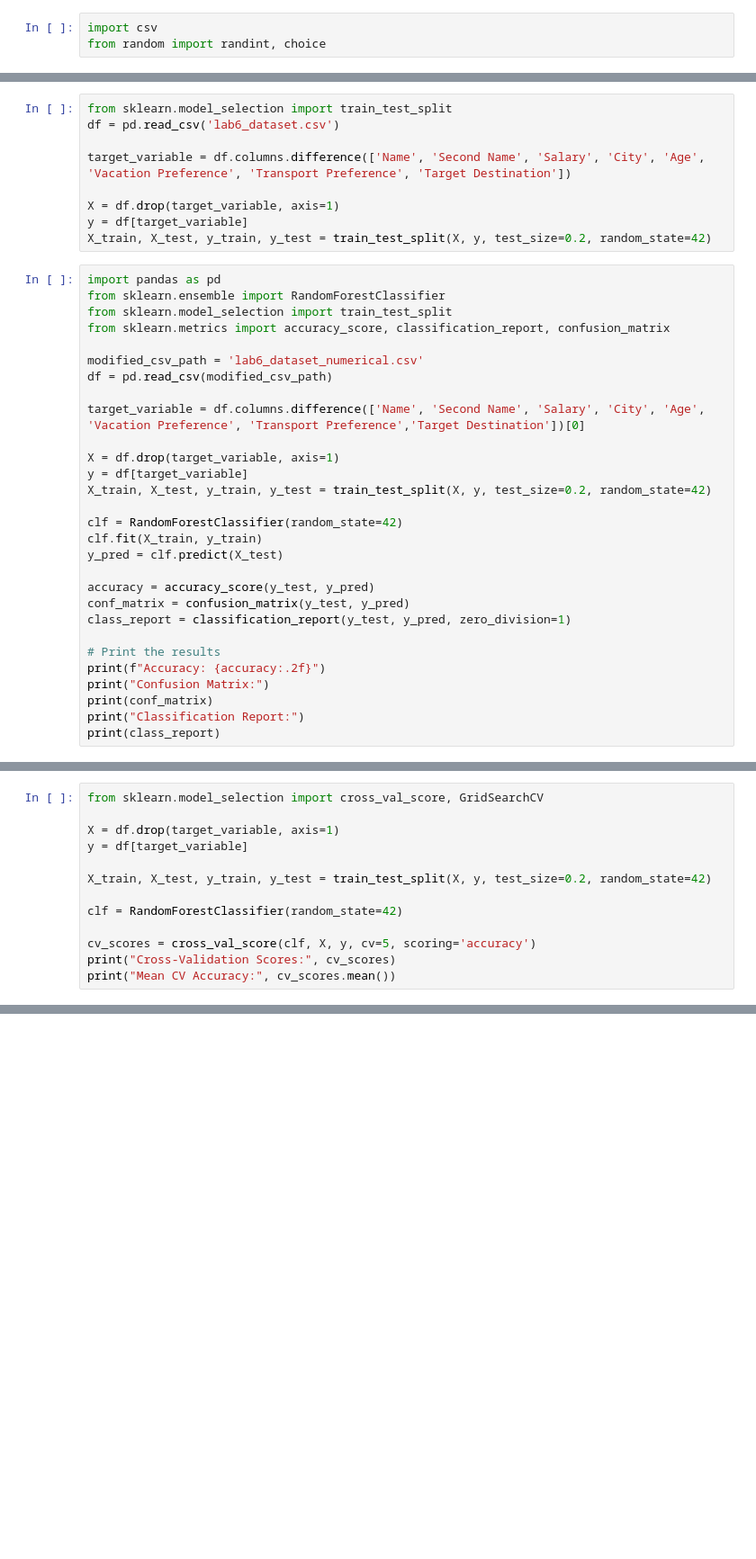
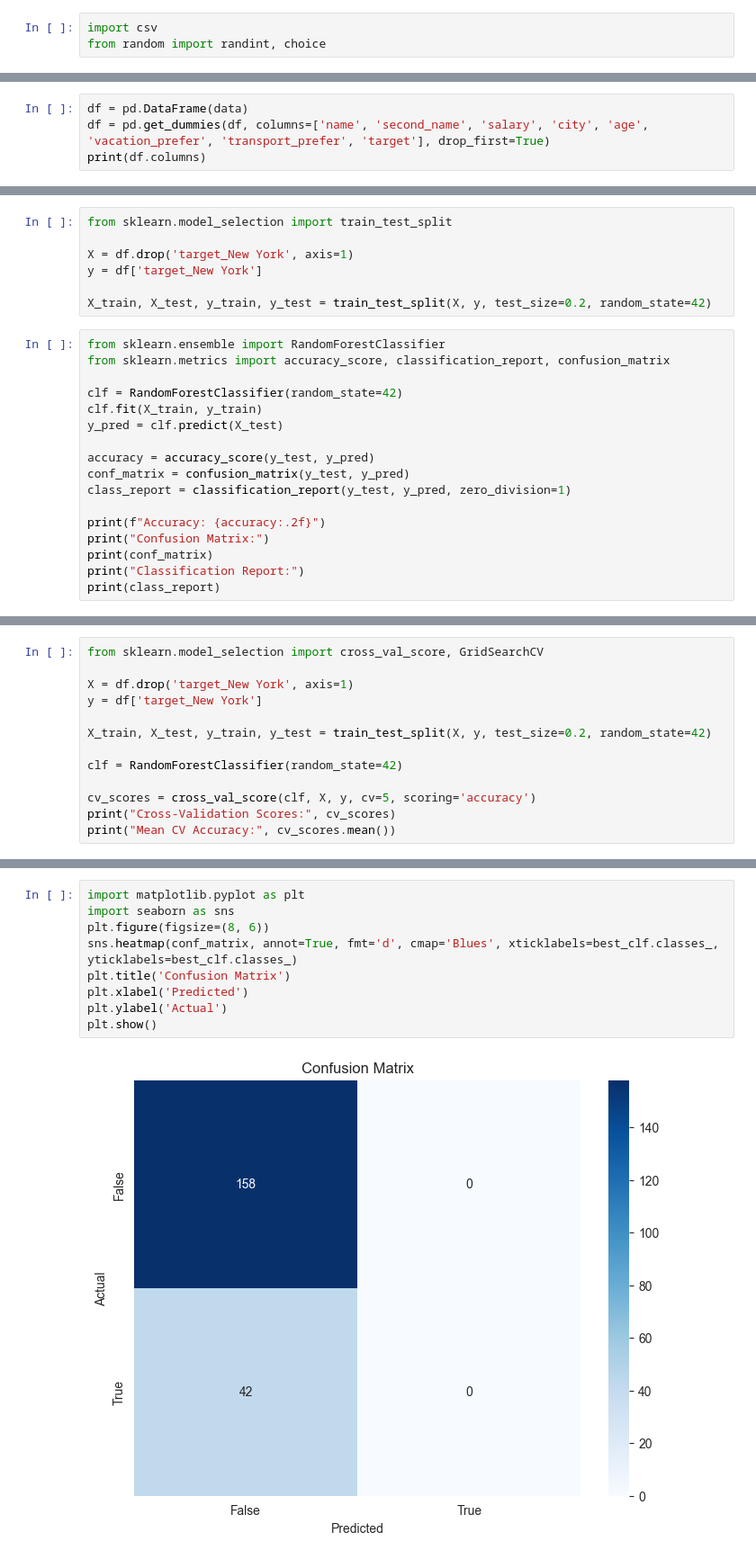
Before and after one commit to Azilya1112/BigData, a Jupyter notebook: lab6/lab6_2.ipynb, the cells around one changed output, grey strips where cells are left out. Shown at 90% size. Cells and saved outputs as stored; diff of their text form; blank space fills up the shorter version.

```diff
--- a/lab6/lab6_2.ipynb
+++ b/lab6/lab6_2.ipynb
@@ -45,0 +43,4 @@ Modified CSV file 'lab6_dataset_numerical.csv' has been generated with numerical
+# %%
+df = pd.DataFrame(data)
+df = pd.get_dummies(df, columns=['name', 'second_name', 'salary', 'city', 'age', 'vacation_prefer', 'transport_prefer', 'target'], drop_first=True)
+print(df.columns)
@@ -46,26 +57,13 @@ Modified CSV file 'lab6_dataset_numerical.csv' has been generated with numerical
 # %%
 from sklearn.model_selection import train_test_split
-df = pd.read_csv('lab6_dataset.csv')
 
-target_variable = df.columns.difference(['Name', 'Second Name', 'Salary', 'City', 'Age', 'Vacation Preference', 'Transport Preference', 'Target Destination'])
+X = df.drop('target_New York', axis=1)
+y = df['target_New York']
 
-X = df.drop(target_variable, axis=1)
-y = df[target_variable]
 X_train, X_test, y_train, y_test = train_test_split(X, y, test_size=0.2, random_state=42)
 # %%
-import pandas as pd
 from sklearn.ensemble import RandomForestClassifier
-from sklearn.model_selection import train_test_split
 from sklearn.metrics import accuracy_score, classification_report, confusion_matrix
-
-modified_csv_path = 'lab6_dataset_numerical.csv'
-df = pd.read_csv(modified_csv_path)
-
-target_variable = df.columns.difference(['Name', 'Second Name', 'Salary', 'City', 'Age', 'Vacation Preference', 'Transport Preference','Target Destination'])[0]
-
-X = df.drop(target_variable, axis=1)
-y = df[target_variable]
-X_train, X_test, y_train, y_test = train_test_split(X, y, test_size=0.2, random_state=42)
 
 clf = RandomForestClassifier(random_state=42)
 clf.fit(X_train, y_train)
@@ -75,7 +73,6 @@ accuracy = accuracy_score(y_test, y_pred)
 conf_matrix = confusion_matrix(y_test, y_pred)
 class_report = classification_report(y_test, y_pred, zero_division=1)
 
-# Print the results
 print(f"Accuracy: {accuracy:.2f}")
 print("Confusion Matrix:")
 print(conf_matrix)
@@ -125,8 +123,8 @@ Predicted Target Destination: False
 # %%
 from sklearn.model_selection import cross_val_score, GridSearchCV
 
-X = df.drop(target_variable, axis=1)
-y = df[target_variable]
+X = df.drop('target_New York', axis=1)
+y = df['target_New York']
 
 X_train, X_test, y_train, y_test = train_test_split(X, y, test_size=0.2, random_state=42)
 
@@ -187,0 +186,11 @@ weighted avg       0.93      0.93      0.89       200
+# %%
+import matplotlib.pyplot as plt
+import seaborn as sns
+plt.figure(figsize=(8, 6))
+sns.heatmap(conf_matrix, annot=True, fmt='d', cmap='Blues', xticklabels=best_clf.classes_, yticklabels=best_clf.classes_)
+plt.title('Confusion Matrix')
+plt.xlabel('Predicted')
+plt.ylabel('Actual')
+plt.show()
+# %% [output]
+[figure, added]
```
Also changed, not shown: parts of 10 cells of this notebook, 9 other files.
